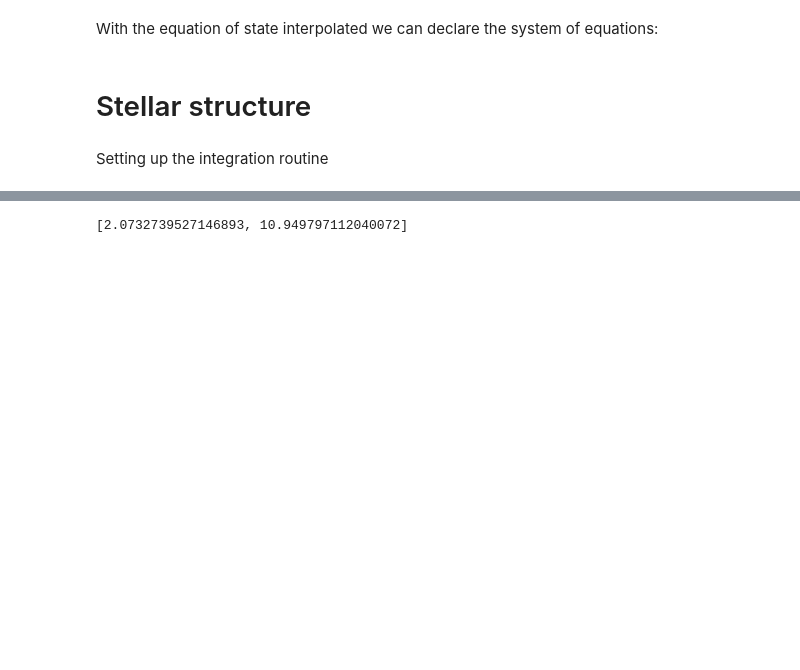
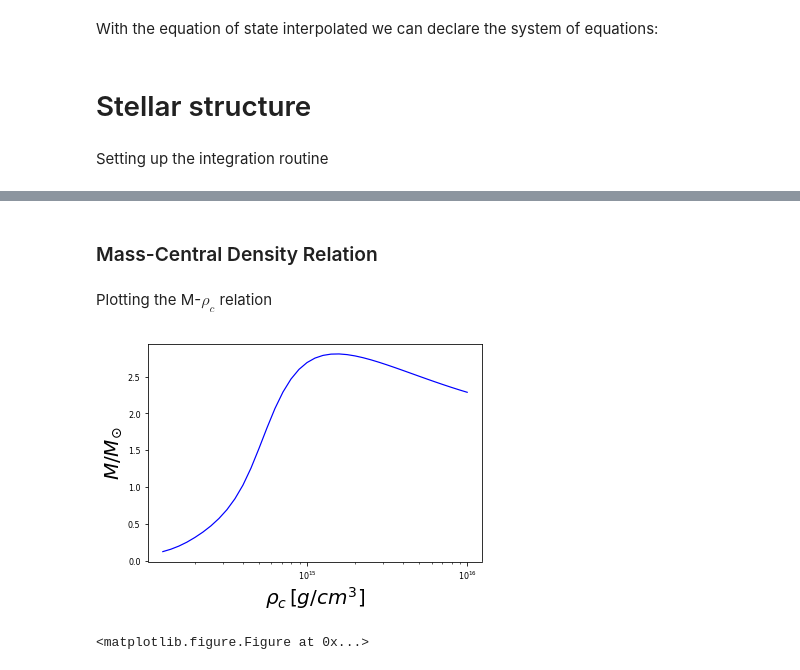
Before and after one commit to DavidRamosSal/stellar_structure, a Jupyter notebook: Numeric static solution_one.ipynb, the cells around one changed output, grey strips where cells are left out. Saved outputs shown, nothing was run; the diff lists cells and outputs as text; code cells hidden in the pictures; blank space fills up the shorter version.

```diff
--- a/Numeric static solution_one.ipynb
+++ b/Numeric static solution_one.ipynb
@@ -220,5 +206,24 @@ plt.clf()
 <matplotlib.figure.Figure at 0x...>
-# %%
-StaticSeqMR([0,110.1,0],r01,rf1,dr1)
-# %% [output]
-[2.0732739527146893, 10.949797112040072]
+# %% [markdown]
+### Mass-Central Density Relation
+# %% [markdown]
+Plotting the M-$\rho_c$ relation
+# %%
+plt.rc('axes', labelsize=20)
+plt.rc('xtick', labelsize=8)
+plt.rc('ytick', labelsize=8)
+
+fig=plt.figure()
+ax = fig.add_subplot(1, 1, 1)
+
+plt.plot(rhorho, MM,'b-', linewidth=1.2)
+plt.xscale('log')
+plt.xlabel(r'$\rho_c\,[g/cm^{3}]$')
+plt.ylabel(r'$M/M_{\odot}$')
+plt.savefig('Mrhorel_NL3.png', format='png', dpi=1000)
+#plt.savefig('MRrhorel_NL3.eps')
+plt.show()
+plt.clf()
+# %% [output]
+[figure, added]
+<matplotlib.figure.Figure at 0x...>
```
Also changed, not shown: parts of 24 cells of this notebook, 4 other files.
